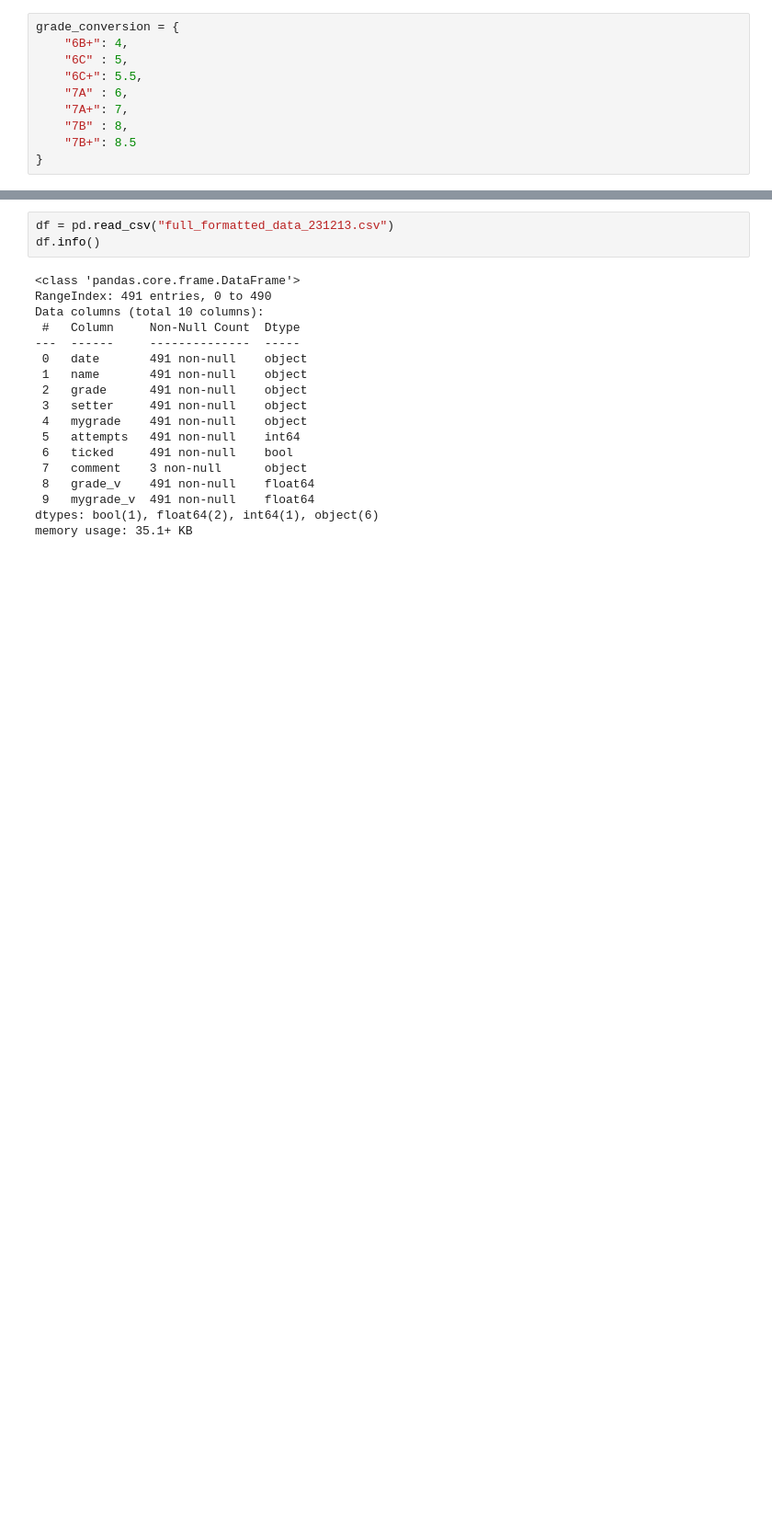
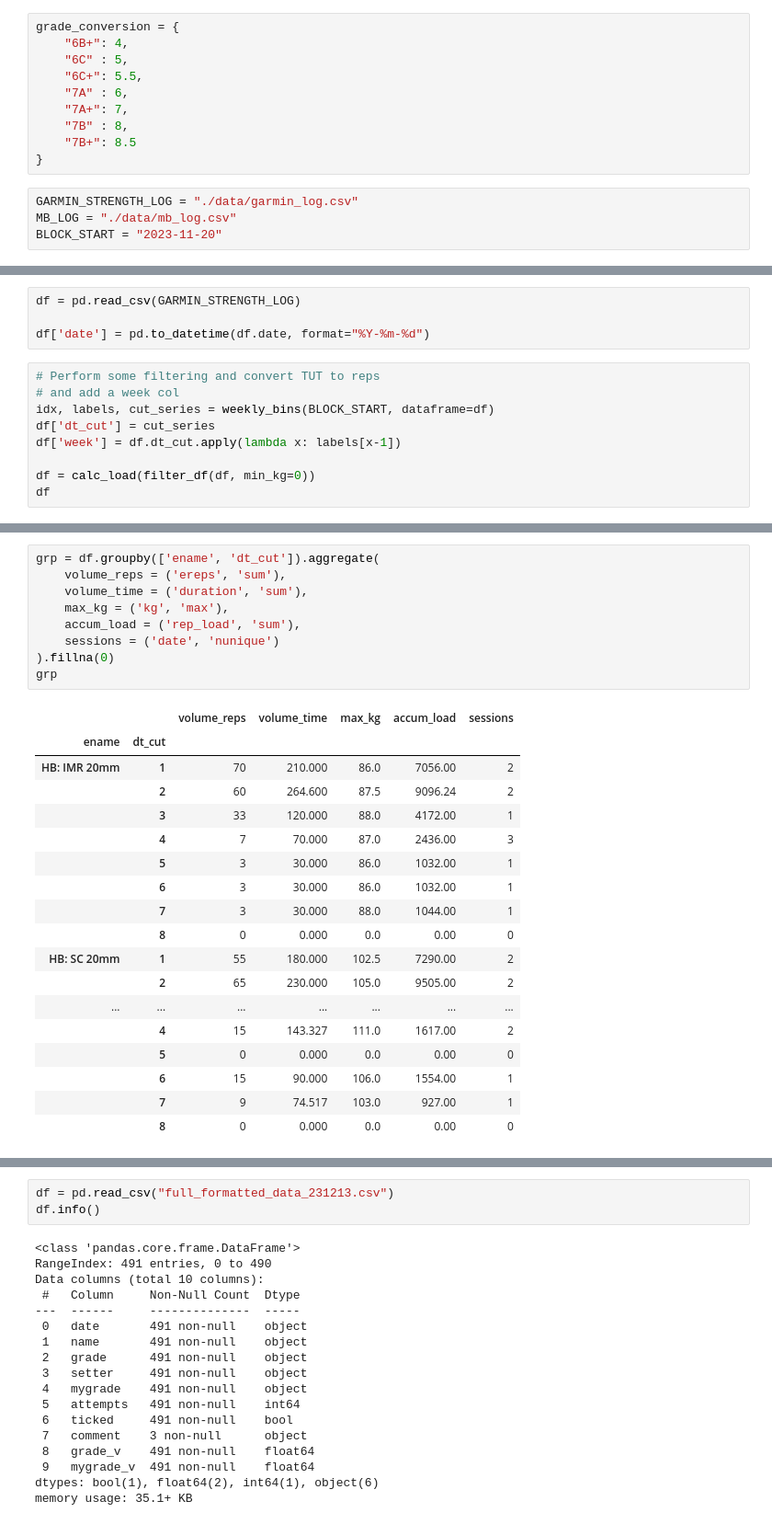
Before and after one commit to mwcoleman/moonscraper, a Jupyter notebook: eda.ipynb, the cells around one changed output, grey strips where cells are left out. Shown: that part at 92% size. Saved outputs shown, nothing was run; the diff lists cells and outputs as text; blank space fills up the shorter version.

```diff
--- a/eda.ipynb
+++ b/eda.ipynb
@@ -19,3 +23,7 @@ grade_conversion = {
     "7B" : 8,
     "7B+": 8.5
 }
+# %%
+GARMIN_STRENGTH_LOG = "./data/garmin_log.csv"
+MB_LOG = "./data/mb_log.csv"
+BLOCK_START = "2023-11-20"
@@ -21,0 +32,13 @@ grade_conversion = {
+# %%
+df = pd.read_csv(GARMIN_STRENGTH_LOG)
+
+df['date'] = pd.to_datetime(df.date, format="%Y-%m-%d")
+# %%
+# Perform some filtering and convert TUT to reps
+# and add a week col
+idx, labels, cut_series = weekly_bins(BLOCK_START, dataframe=df)
+df['dt_cut'] = cut_series
+df['week'] = df.dt_cut.apply(lambda x: labels[x-1])
+
+df = calc_load(filter_df(df, min_kg=0))
+df
@@ -21,0 +86,28 @@ grade_conversion = {
+# %%
+grp = df.groupby(['ename', 'dt_cut']).aggregate(
+    volume_reps = ('ereps', 'sum'),
+    volume_time = ('duration', 'sum'),
+    max_kg = ('kg', 'max'),
+    accum_load = ('rep_load', 'sum'),
+    sessions = ('date', 'nunique')
+).fillna(0)
+grp
+# %% [output]
+|  |  | volume_reps | volume_time | max_kg | accum_load | sessions |
+| ename | dt_cut |  |  |  |  |  |
+| HB: IMR 20mm | 1 | 70 | 210.000 | 86.0 | 7056.00 | 2 |
+|  | 2 | 60 | 264.600 | 87.5 | 9096.24 | 2 |
+|  | 3 | 33 | 120.000 | 88.0 | 4172.00 | 1 |
+|  | 4 | 7 | 70.000 | 87.0 | 2436.00 | 3 |
+|  | 5 | 3 | 30.000 | 86.0 | 1032.00 | 1 |
+|  | 6 | 3 | 30.000 | 86.0 | 1032.00 | 1 |
+|  | 7 | 3 | 30.000 | 88.0 | 1044.00 | 1 |
+|  | 8 | 0 | 0.000 | 0.0 | 0.00 | 0 |
+| HB: SC 20mm | 1 | 55 | 180.000 | 102.5 | 7290.00 | 2 |
+|  | 2 | 65 | 230.000 | 105.0 | 9505.00 | 2 |
+| ... | ... | ... | ... | ... | ... | ... |
+|  | 4 | 15 | 143.327 | 111.0 | 1617.00 | 2 |
+|  | 5 | 0 | 0.000 | 0.0 | 0.00 | 0 |
+|  | 6 | 15 | 90.000 | 106.0 | 1554.00 | 1 |
+|  | 7 | 9 | 74.517 | 103.0 | 927.00 | 1 |
+|  | 8 | 0 | 0.000 | 0.0 | 0.00 | 0 |
```
Also changed, not shown: parts of 12 cells of this notebook, 2 other files.
